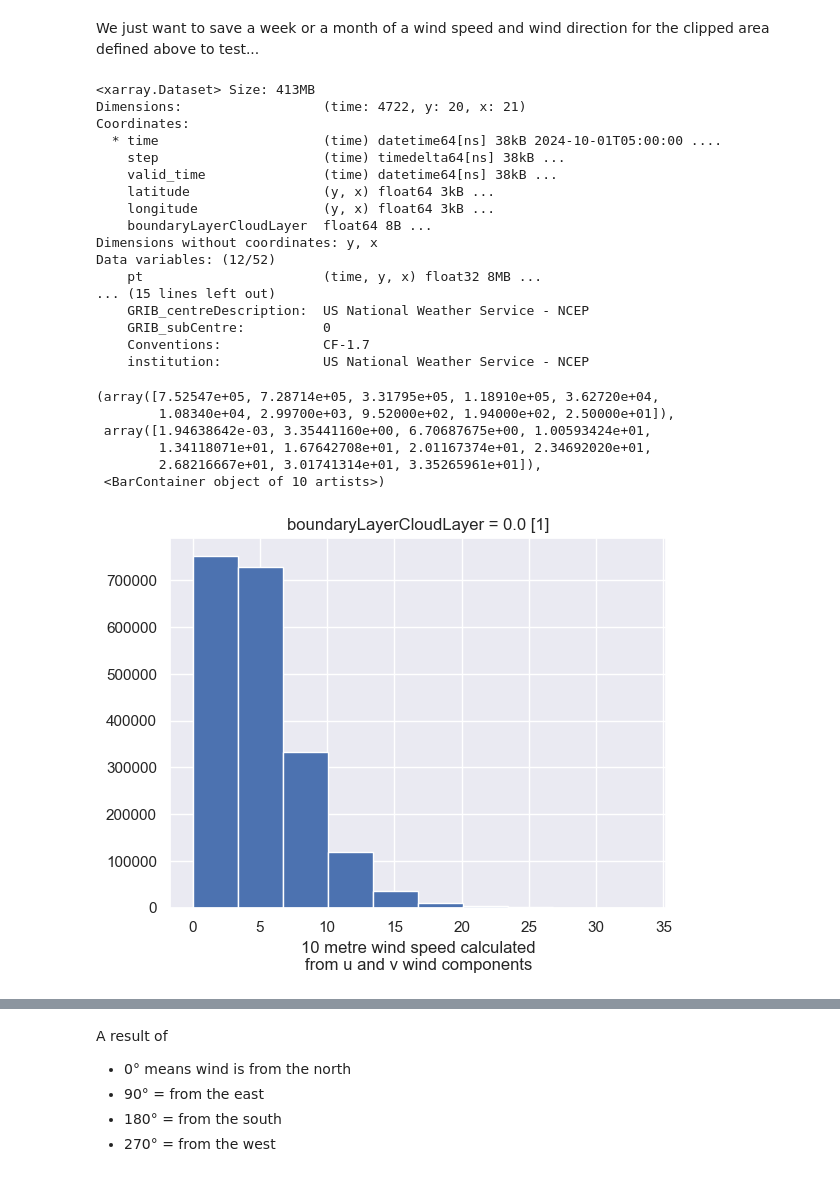
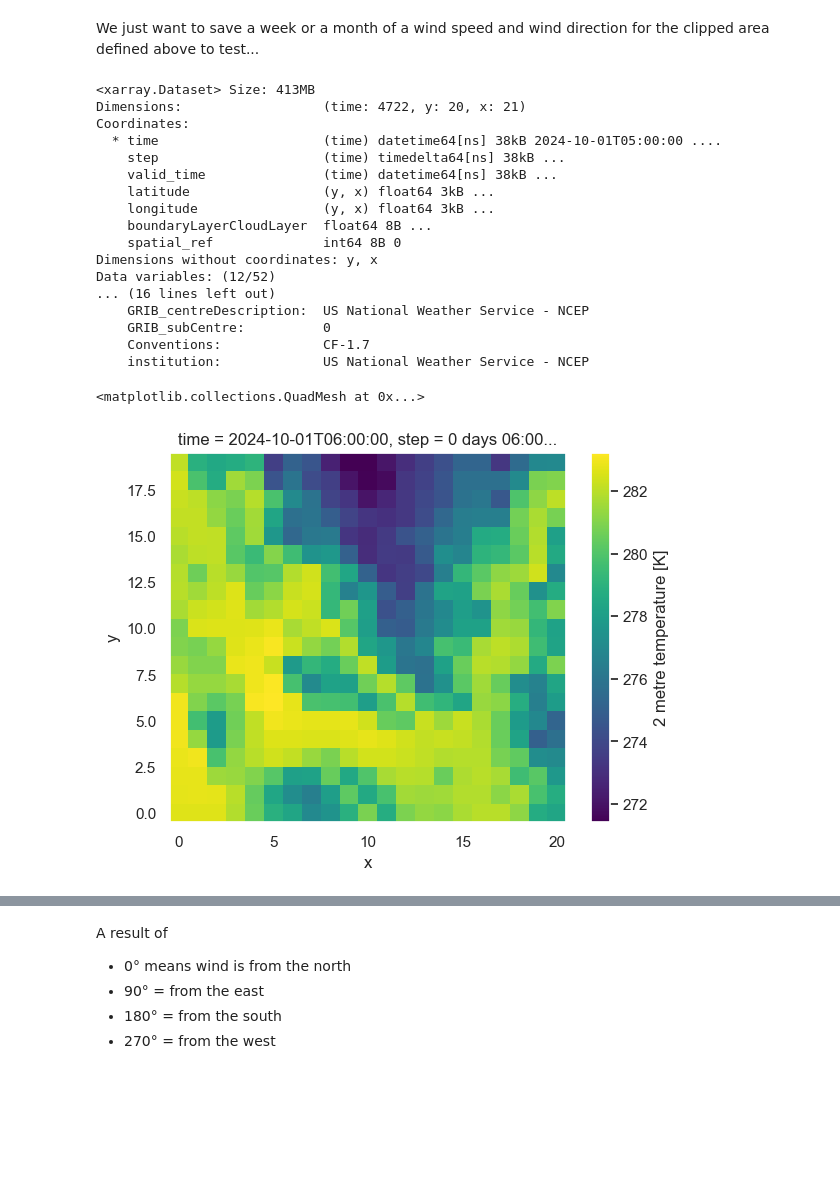
Before and after one commit to cassielumbrazo/juneau_data_analysis, a Jupyter notebook: 6_test_wind_ninja.ipynb, the cells around one changed output, grey strips where cells are left out. Cells and saved outputs as stored; diff of their text form; code cells hidden in the pictures; blank space fills up the shorter version.

```diff
--- a/6_test_wind_ninja.ipynb
+++ b/6_test_wind_ninja.ipynb
@@ -387,6 +335,8 @@ filename = "hrrrak_merged_grib_f567_WY2025_test1.nc"
 
 # load data
 ds_hrrr = xr.open_dataset(filepath + filename)
+# ds_hrrr = ds_hrrr.rio.write_crs('EPSG:32608', inplace=True)  # EPSG:32608 is the UTM zone 8N, which is the zone for the Powderpatch area
+ds_hrrr = ds_hrrr.rio.write_crs('EPSG:4326', inplace=True)  # the data is in lat/lon
 ds_hrrr
 # %% [output]
 <xarray.Dataset> Size: 413MB
@@ -398,24 +348,19 @@ Coordinates:
     latitude                 (y, x) float64 3kB ...
     longitude                (y, x) float64 3kB ...
     boundaryLayerCloudLayer  float64 8B ...
+    spatial_ref              int64 8B 0
 Dimensions without coordinates: y, x
 Data variables: (12/52)
-    pt                       (time, y, x) float32 8MB ...
-... (15 lines left out)
+... (16 lines left out)
     GRIB_centreDescription:  US National Weather Service - NCEP
     GRIB_subCentre:          0
     Conventions:             CF-1.7
     institution:             US National Weather Service - NCEP
 # %%
-ds_hrrr.wind.plot()
+ds_hrrr["temp"][1].plot()
 # %% [output]
-(array([7.52547e+05, 7.28714e+05, 3.31795e+05, 1.18910e+05, 3.62720e+04,
-        1.08340e+04, 2.99700e+03, 9.52000e+02, 1.94000e+02, 2.50000e+01]),
- array([1.94638642e-03, 3.35441160e+00, 6.70687675e+00, 1.00593424e+01,
-        1.34118071e+01, 1.67642708e+01, 2.01167374e+01, 2.34692020e+01,
-        2.68216667e+01, 3.01741314e+01, 3.35265961e+01]),
- <BarContainer object of 10 artists>)
+<matplotlib.collections.QuadMesh at 0x...>
-[figure, old version]
+[figure, new version]
 # %%
 # Now we know we have the wind speed, calculated from u and v components, in the ds_hrrr dataset.
 # And we want to calculate the wind direction from the u and v components.
```
Also changed, not shown: parts of 66 cells of this notebook, 1 other file.
